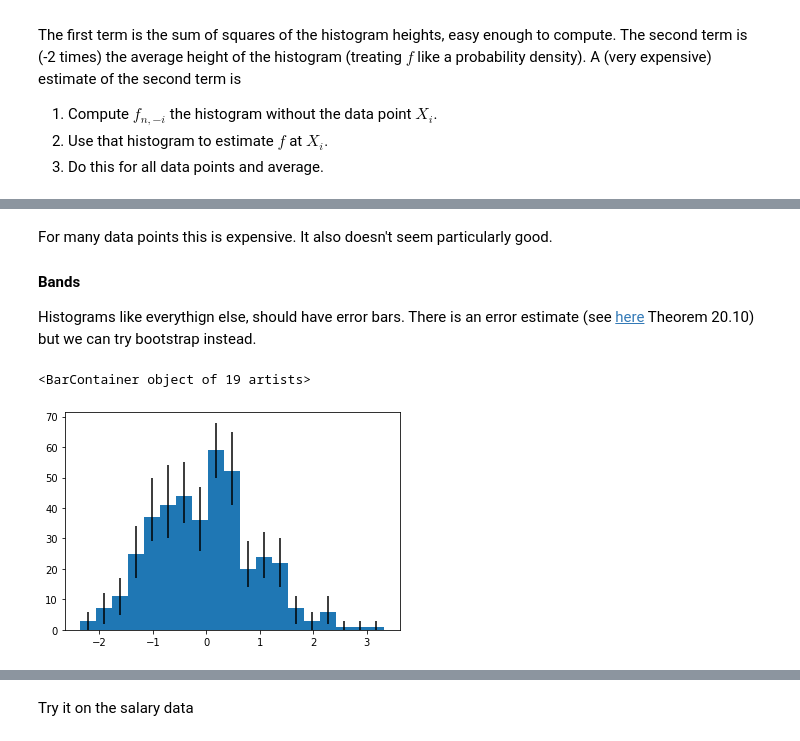
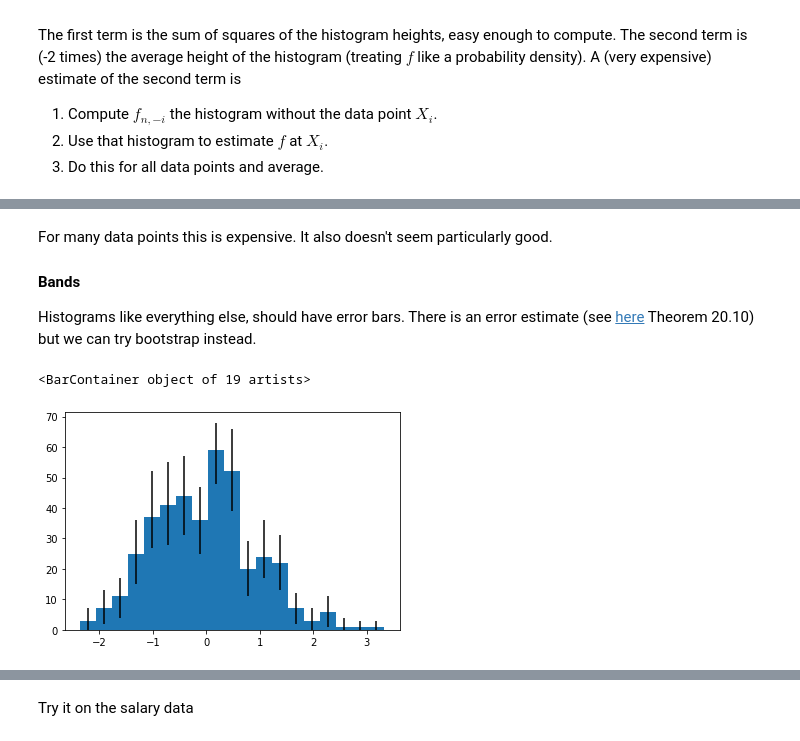
Before and after one commit to rudyarthur/ML-Notes, a Jupyter notebook: Histograms.ipynb, the cells around one changed output, grey strips where cells are left out. Drawn from its saved outputs; the diff is of its cells as text; code cells hidden in the pictures.

Commit message:
Notes on histograms

```diff
--- a/Histograms.ipynb
+++ b/Histograms.ipynb
@@ -262,30 +262,31 @@ For many data points this is expensive. It also doesn't seem particularly good.
 
 #### Bands
 
-Histograms like everythign else, should have error bars. There is an error estimate (see [here](https://egrcc.github.io/docs/math/all-of-statistics.pdf) Theorem 20.10) but we can try bootstrap instead.
+Histograms like everything else, should have error bars. There is an error estimate (see [here](https://egrcc.github.io/docs/math/all-of-statistics.pdf) Theorem 20.10) but we can try bootstrap instead.
 # %%
 np.random.seed(1243455361)
 tx = np.random.normal(0,1,400)
 
 stone_bins = np.argmin( np.array([ J(tx, i) for i in range(2,40) ]) ) + 2
 
 bin_edges, counts = simple_hist(tx, stone_bins)
 
 def boots(data, nbins, Nboots=100, conf=0.95):
 
     samples = np.empty( (Nboots,nbins) )
+    edge_pc = (1-conf)/2
     for b in range(Nboots):
         _data = np.random.choice(data, len(data), replace=True)
         bin_edges, counts = simple_hist_range(_data, nbins, data.min(), data.max())
         samples[b] = counts
     sd = np.sort(samples, axis=0)
-    lower = sd[ int( (1-conf)*Nboots )  ]
-    upper = sd[ int( conf*Nboots )  ]
+    lower = sd[ int( edge_pc*Nboots )  ]
+    upper = sd[ int( (1-edge_pc)*Nboots )  ]
 
     return lower, upper
 lower, upper = boots(tx, stone_bins)
 
 plt.bar( bin_edges[:-1], counts, width=np.diff(bin_edges),  align='edge', yerr=np.array( [counts-lower, upper-counts] ) )
 # %% [output]
 <BarContainer object of 19 artists>
-[figure, old version]
+[figure, new version]
```
Also changed, not shown: parts of 5 cells of this notebook.
